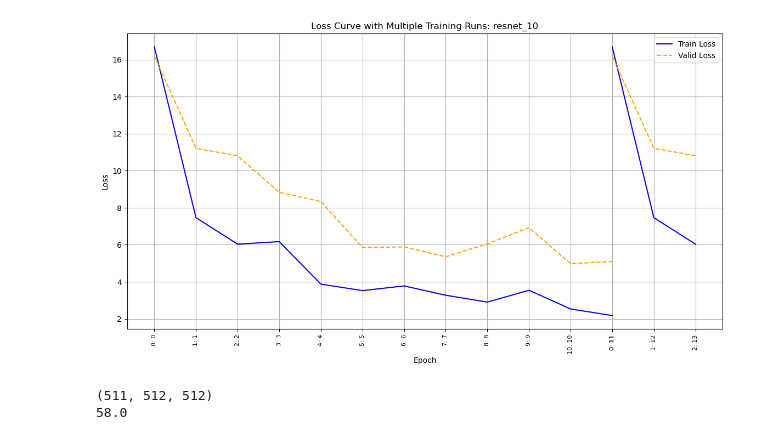
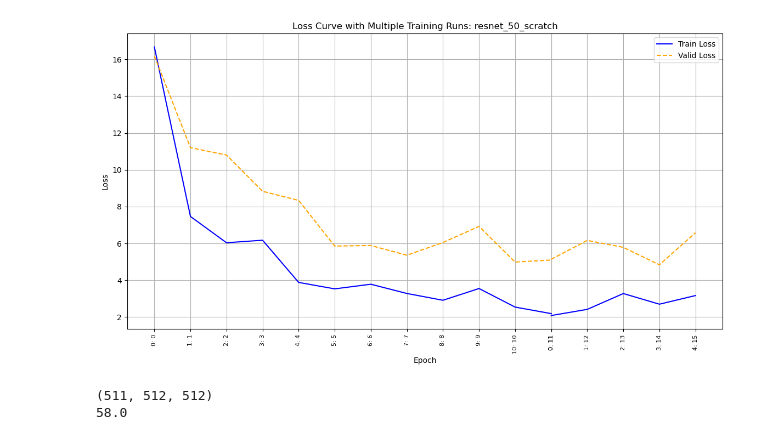
Before and after one commit to Justin-SG/inferring_body_weight_from_ct_scans, a Jupyter notebook: 4_Modelling/Patrick/3D_CNN.ipynb, the cells around one changed output. Saved outputs shown, nothing was run; the diff lists cells and outputs as text; code cells hidden in the pictures.

```diff
--- a/4_Modelling/Patrick/3D_CNN.ipynb
+++ b/4_Modelling/Patrick/3D_CNN.ipynb
@@ -23,7 +23,7 @@ stats_dir = model_dir / "stats"
 plot_dir.mkdir(parents=True, exist_ok=True)
 stats_dir.mkdir(parents=True, exist_ok=True)
 # %%
-model_type = "resnet_10"
+model_type = "resnet_50_scratch"
 # Read the CSV file, handling repeated headers as new runs
 data = pd.read_csv(stats_dir / f"{model_type}_training_logs.csv", comment='#', header=None, names=["epoch", "train_loss", "valid_loss", "mae", "time"])
 
@@ -48,34 +48,34 @@ current_x = 0  # Tracks the x-axis position across runs
 x_ticks = []  # To store x-tick positions
 x_labels = []  # To store x-tick labels
 first_legend = True
 for run_id, run_data in data.groupby("run_id"):
     # Plot train and validation loss for this run
     train_x = run_data["relative_epoch"] + current_x
     x_ticks.extend(train_x)
     x_labels.extend([f"{int(epoch)}: {int(tick)}" for epoch, tick in zip(run_data["relative_epoch"], train_x)])
 
     # Plot train and validation loss for this run
     if first_legend:
         plt.plot(run_data["relative_epoch"] + current_x, run_data["train_loss"], label="Train Loss", color="blue")
         plt.plot(run_data["relative_epoch"] + current_x, run_data["valid_loss"], linestyle="--", label="Valid Loss", color="orange")
         first_legend = False
     else:
         plt.plot(run_data["relative_epoch"] + current_x, run_data["train_loss"], color="blue")
         plt.plot(run_data["relative_epoch"] + current_x, run_data["valid_loss"], linestyle="--", color="orange")
 
     # Update x-axis position
     current_x += run_data["relative_epoch"].max()  # Add space between runs
 
 # Set custom x-ticks and labels
 plt.xticks(ticks=x_ticks, labels=x_labels, fontsize=8, rotation=90)
 
 plt.title(f"Loss Curve with Multiple Training Runs: {model_type}")
 plt.xlabel("Epoch")
 plt.ylabel("Loss")
 plt.legend()
 plt.grid(True)
 # %% [output]
-[figure, old version]
+[figure, new version]
 # %%
 dataset = CtScanDataset(df_query='BodyPart == "Stamm"', transform=None)
 # %%
```
Also changed, not shown: 2 other files.
